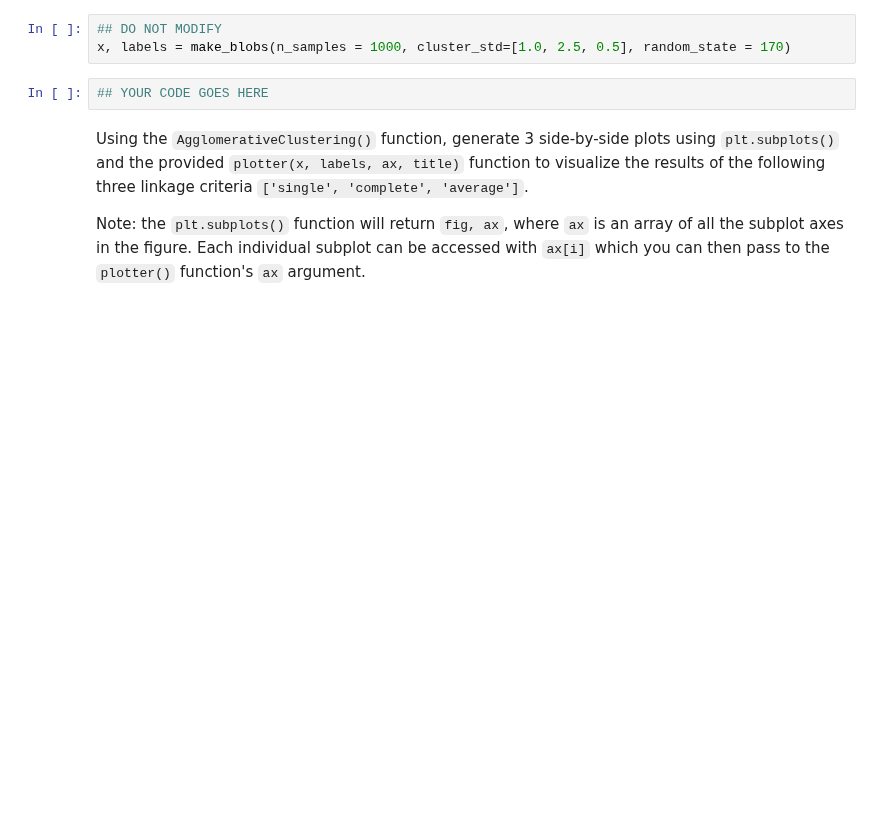
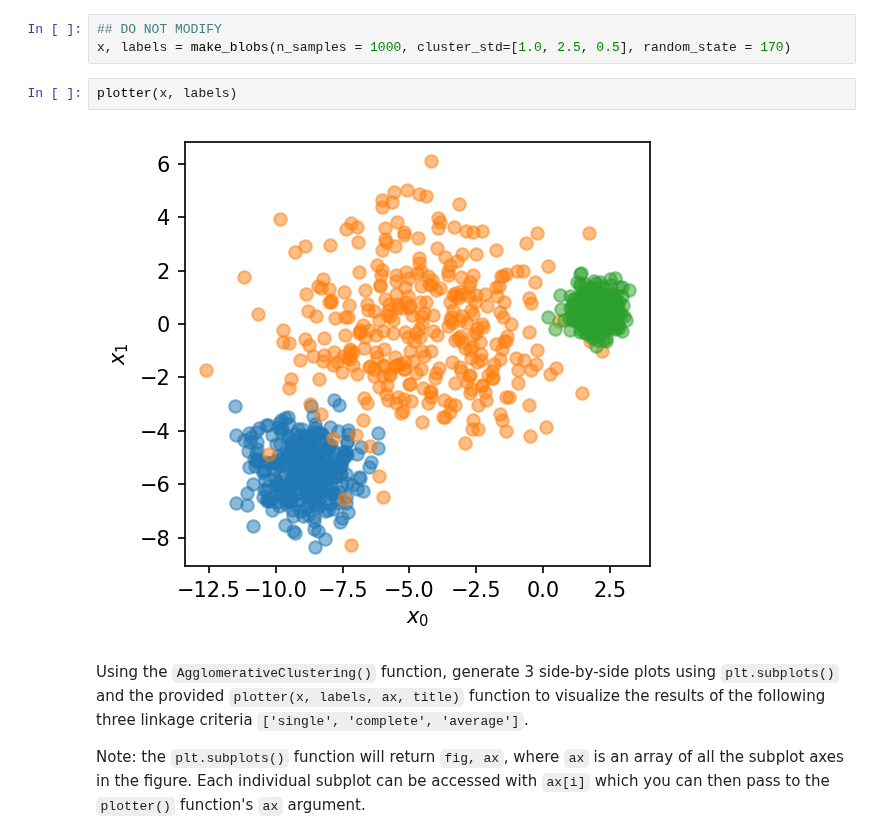
Before and after one commit to judson35/AI-ML, a Jupyter notebook: HW11/M11-L1-P3.ipynb, the cells around one changed output. Drawn from its saved outputs; the diff is of its cells as text; blank space fills up the shorter version.

```diff
--- a/HW11/M11-L1-P3.ipynb
+++ b/HW11/M11-L1-P3.ipynb
@@ -32,8 +32,10 @@ First we will consider the "blob" dataset, generated below. Visualize the data u
 # %%
 ## DO NOT MODIFY
 x, labels = make_blobs(n_samples = 1000, cluster_std=[1.0, 2.5, 0.5], random_state = 170)
-# %%
-## YOUR CODE GOES HERE
+# %%
+plotter(x, labels)
+# %% [output]
+[figure, added]
 # %% [markdown]
 Using the `AgglomerativeClustering()` function, generate 3 side-by-side plots using `plt.subplots()` and the provided `plotter(x, labels, ax, title)` function to visualize the results of the following three linkage criteria `['single', 'complete', 'average']`.
 
```
Also changed, not shown: parts of 8 cells of this notebook, 1 other file.
